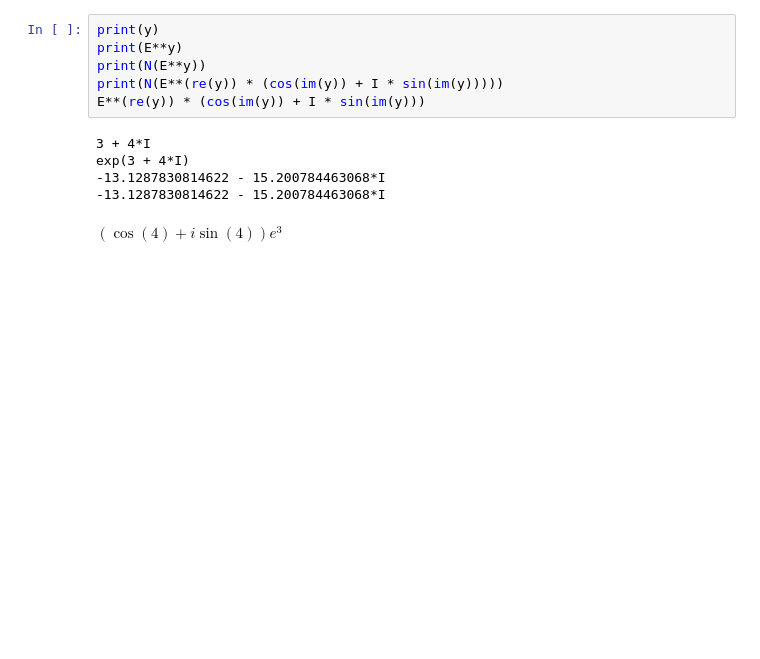
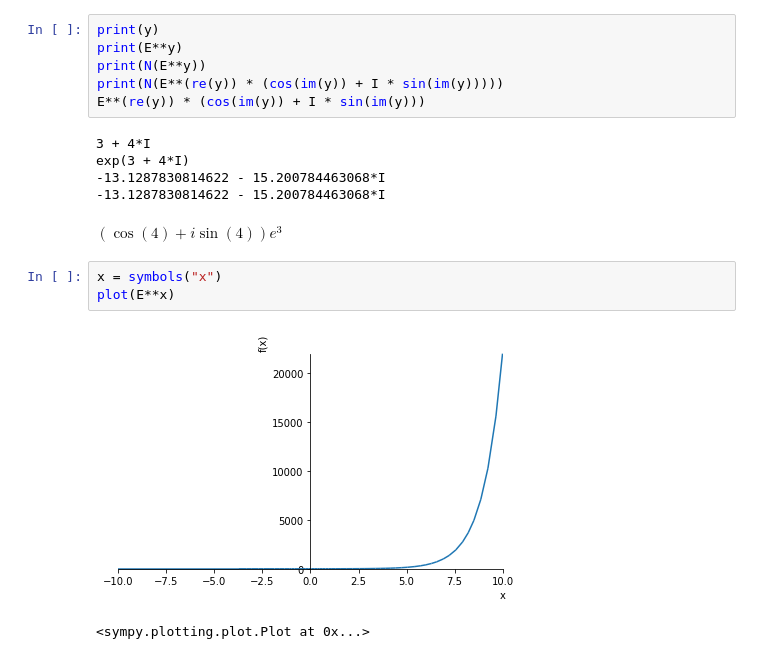
Before and after one commit to James-G-Hill/Sympy-Companion-to-Mathematics-Form-and-Function, a Jupyter notebook: ch10_complex_analysis_topology.ipynb, the cells around one changed output. Drawn from its saved outputs; the diff is of its cells as text; blank space fills up the shorter version.

```diff
--- a/ch10_complex_analysis_topology.ipynb
+++ b/ch10_complex_analysis_topology.ipynb
@@ -149,3 +217,9 @@ exp(3 + 4*I)
 -13.1287830814622 - 15.200784463068*I
 -13.1287830814622 - 15.200784463068*I
 $\displaystyle \left(\cos{\left(4 \right)} + i \sin{\left(4 \right)}\right) e^{3}$
+# %%
+x = symbols("x")
+plot(E**x)
+# %% [output]
+[figure, added]
+<sympy.plotting.plot.Plot at 0x...>
```
Also changed, not shown: parts of 29 cells of this notebook.
